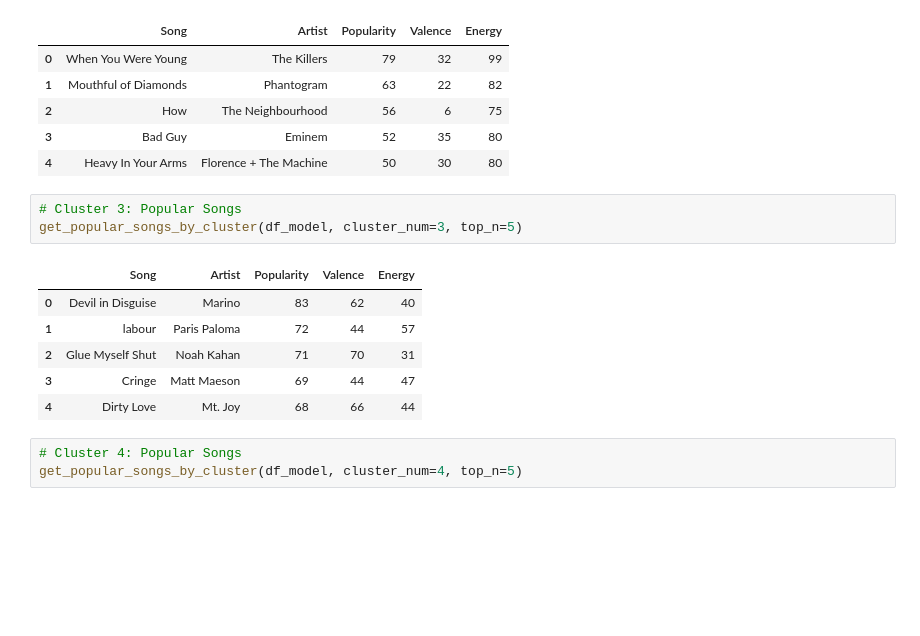
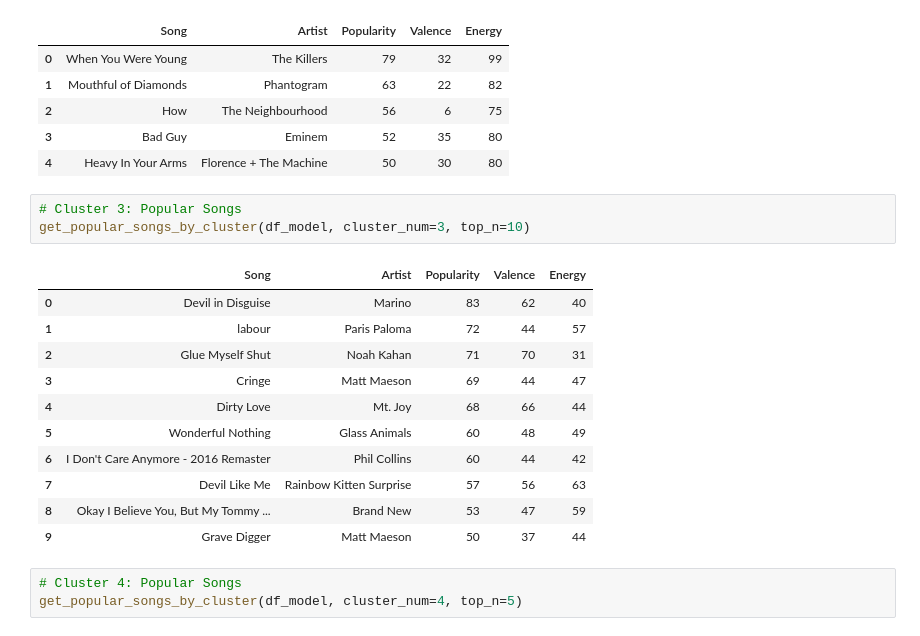
Before and after one commit to kaseymallette/playlist-analysis, a Jupyter notebook: analysis.ipynb, the cells around one changed output. Saved outputs shown, nothing was run; the diff lists cells and outputs as text; blank space fills up the shorter version.

```diff
--- a/analysis.ipynb
+++ b/analysis.ipynb
@@ -275,14 +280,19 @@ get_popular_songs_by_cluster(df_model, cluster_num=2, top_n=5)
 | 4 | Heavy In Your Arms | Florence + The Machine | 50 | 30 | 80 |
 # %%
 # Cluster 3: Popular Songs
-get_popular_songs_by_cluster(df_model, cluster_num=3, top_n=5)
+get_popular_songs_by_cluster(df_model, cluster_num=3, top_n=10)
 # %% [output]
 |  | Song | Artist | Popularity | Valence | Energy |
 | 0 | Devil in Disguise | Marino | 83 | 62 | 40 |
 | 1 | labour | Paris Paloma | 72 | 44 | 57 |
 | 2 | Glue Myself Shut | Noah Kahan | 71 | 70 | 31 |
 | 3 | Cringe | Matt Maeson | 69 | 44 | 47 |
 | 4 | Dirty Love | Mt. Joy | 68 | 66 | 44 |
+| 5 | Wonderful Nothing | Glass Animals | 60 | 48 | 49 |
+| 6 | I Don't Care Anymore - 2016 Remaster | Phil Collins | 60 | 44 | 42 |
+| 7 | Devil Like Me | Rainbow Kitten Surprise | 57 | 56 | 63 |
+| 8 | Okay I Believe You, But My Tommy ... | Brand New | 53 | 47 | 59 |
+| 9 | Grave Digger | Matt Maeson | 50 | 37 | 44 |
 # %%
 # Cluster 4: Popular Songs
 get_popular_songs_by_cluster(df_model, cluster_num=4, top_n=5)
```
Also changed, not shown: parts of 1 cell of this notebook, 1 other file.
